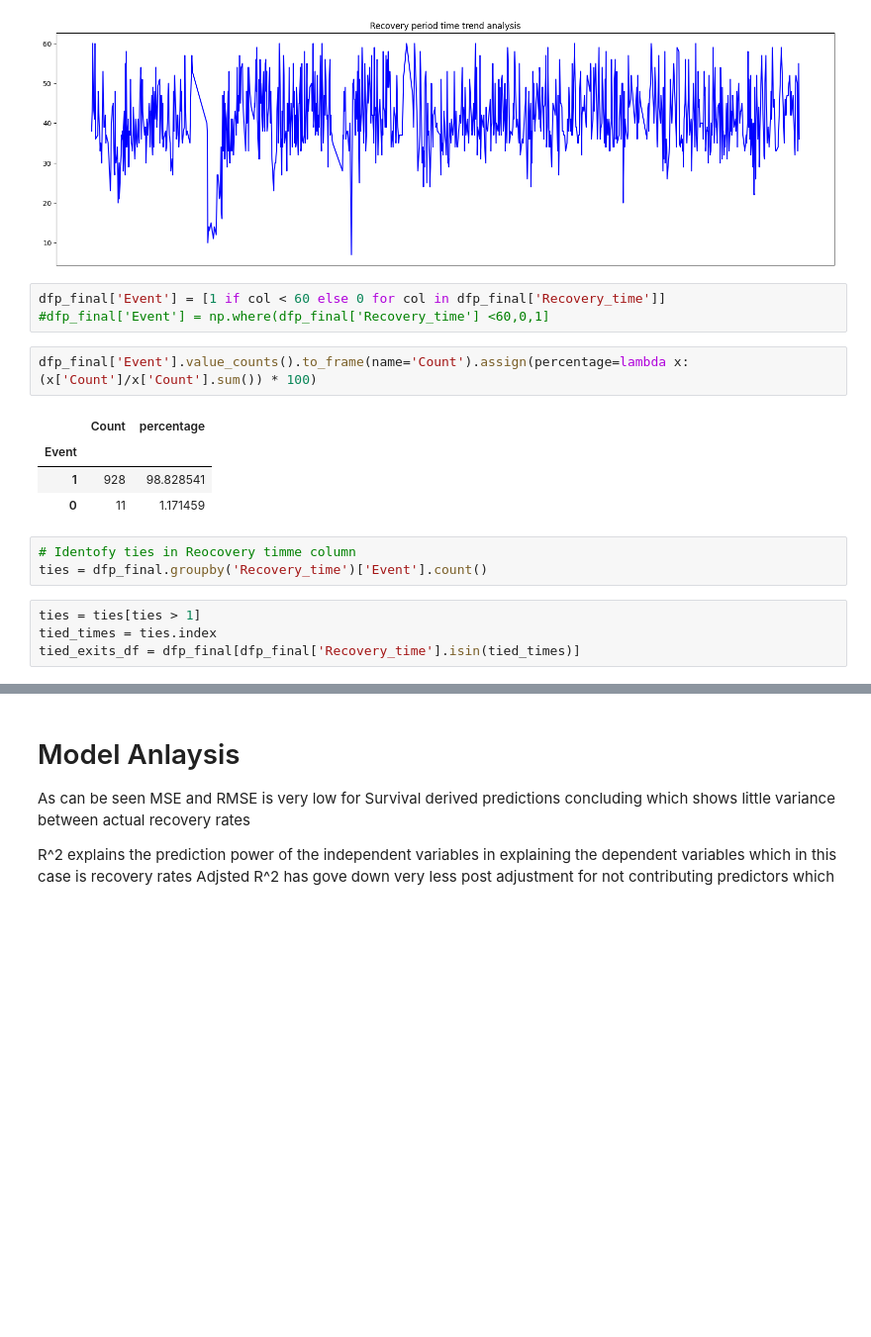
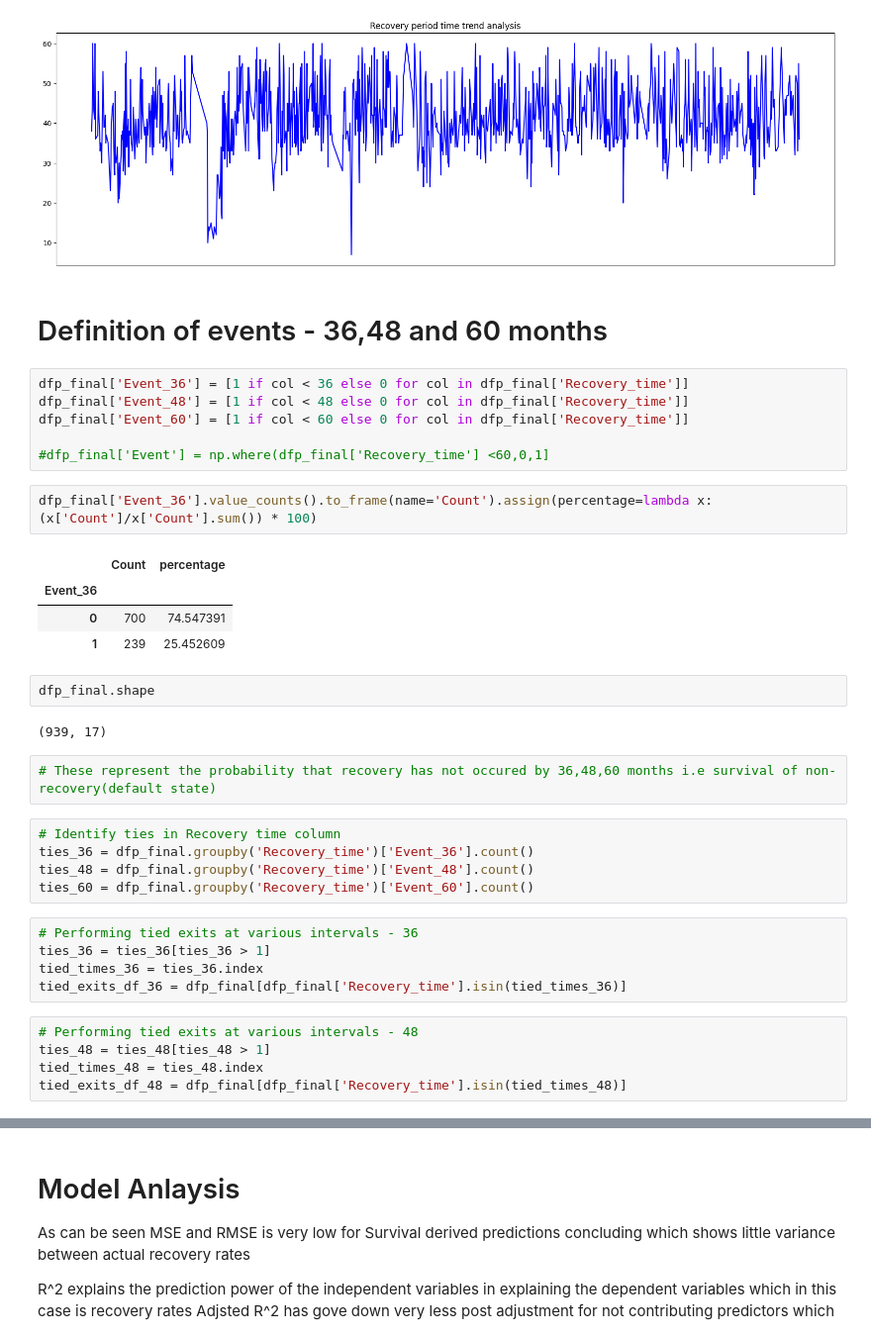
Before and after one commit to prashant65/LGD_Survival, a Jupyter notebook: LGD_Survival .ipynb, the cells around one changed output, grey strips where cells are left out. Shown at 99% size. Drawn from its saved outputs; the diff is of its cells as text; blank space fills up the shorter version.

```diff
--- a/LGD_Survival .ipynb
+++ b/LGD_Survival .ipynb
@@ -1010,20 +1014,39 @@ plt.title('Recovery period time trend analysis')
 plt.show()
 # %% [output]
 [figure]
+# %% [markdown]
+# Definition of events - 36,48 and 60 months
 # %%
-dfp_final['Event'] = [1 if col < 60 else 0 for col in dfp_final['Recovery_time']]
+dfp_final['Event_36'] = [1 if col < 36 else 0 for col in dfp_final['Recovery_time']]
+dfp_final['Event_48'] = [1 if col < 48 else 0 for col in dfp_final['Recovery_time']]
+dfp_final['Event_60'] = [1 if col < 60 else 0 for col in dfp_final['Recovery_time']]
+
 #dfp_final['Event'] = np.where(dfp_final['Recovery_time'] <60,0,1]
 # %%
-dfp_final['Event'].value_counts().to_frame(name='Count').assign(percentage=lambda x: (x['Count']/x['Count'].sum()) * 100)
+dfp_final['Event_36'].value_counts().to_frame(name='Count').assign(percentage=lambda x: (x['Count']/x['Count'].sum()) * 100)
 # %% [output]
 |  | Count | percentage |
-| Event |  |  |
-| 1 | 928 | 98.828541 |
-| 0 | 11 | 1.171459 |
+| Event_36 |  |  |
+| 0 | 700 | 74.547391 |
+| 1 | 239 | 25.452609 |
+# %%
+dfp_final.shape
+# %% [output]
+(939, 17)
+# %%
+# These represent the probability that recovery has not occured by 36,48,60 months i.e survival of non-recovery(default state)
 # %%
-# Identofy ties in Reocovery timme column
-ties = dfp_final.groupby('Recovery_time')['Event'].count()
+# Identify ties in Recovery time column
+ties_36 = dfp_final.groupby('Recovery_time')['Event_36'].count()
+ties_48 = dfp_final.groupby('Recovery_time')['Event_48'].count()
+ties_60 = dfp_final.groupby('Recovery_time')['Event_60'].count()
 # %%
-ties = ties[ties > 1]
-tied_times = ties.index
-tied_exits_df = dfp_final[dfp_final['Recovery_time'].isin(tied_times)]
+# Performing tied exits at various intervals - 36
+ties_36 = ties_36[ties_36 > 1]
+tied_times_36 = ties_36.index
+tied_exits_df_36 = dfp_final[dfp_final['Recovery_time'].isin(tied_times_36)]
+# %%
+# Performing tied exits at various intervals - 48
+ties_48 = ties_48[ties_48 > 1]
+tied_times_48 = ties_48.index
+tied_exits_df_48 = dfp_final[dfp_final['Recovery_time'].isin(tied_times_48)]
```
Also changed, not shown: parts of 24 cells of this notebook.
